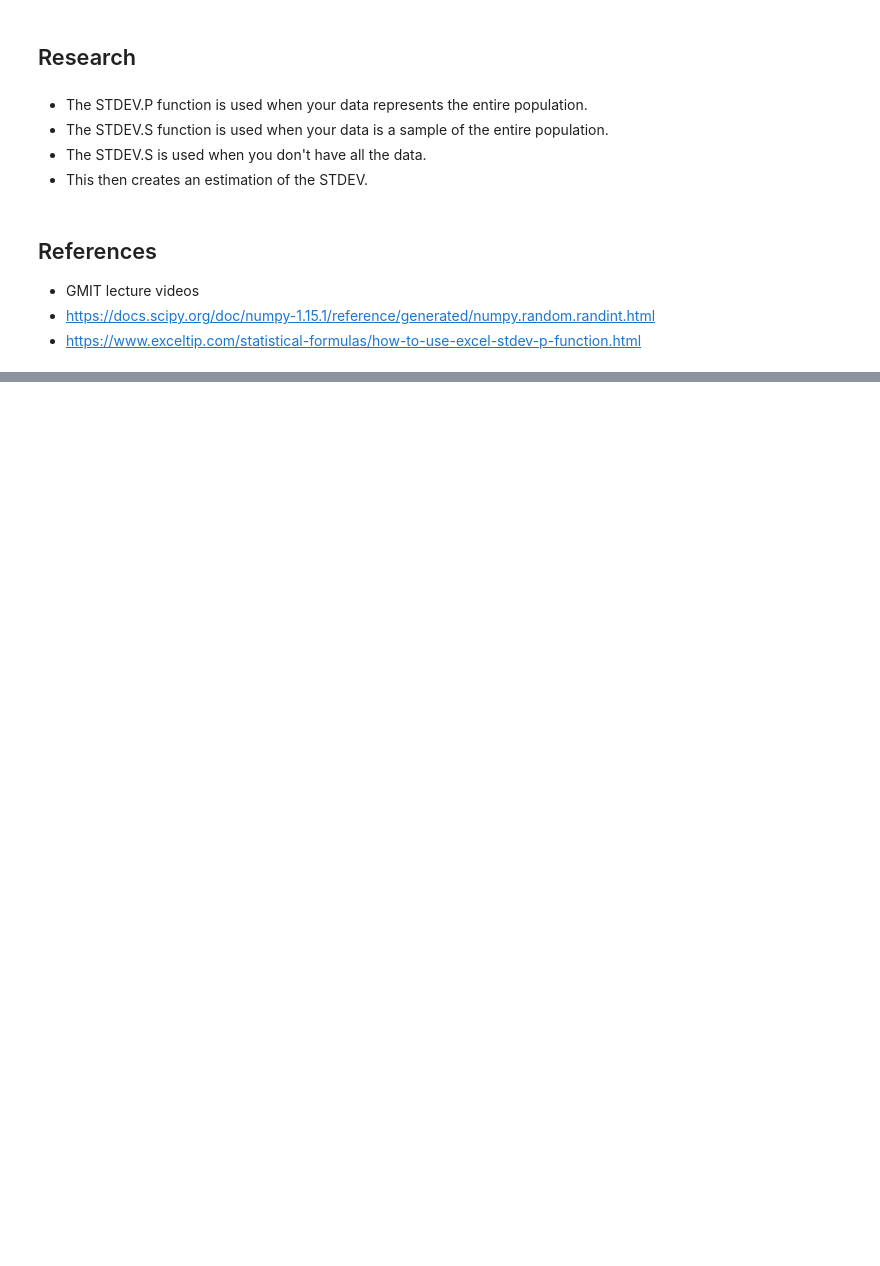
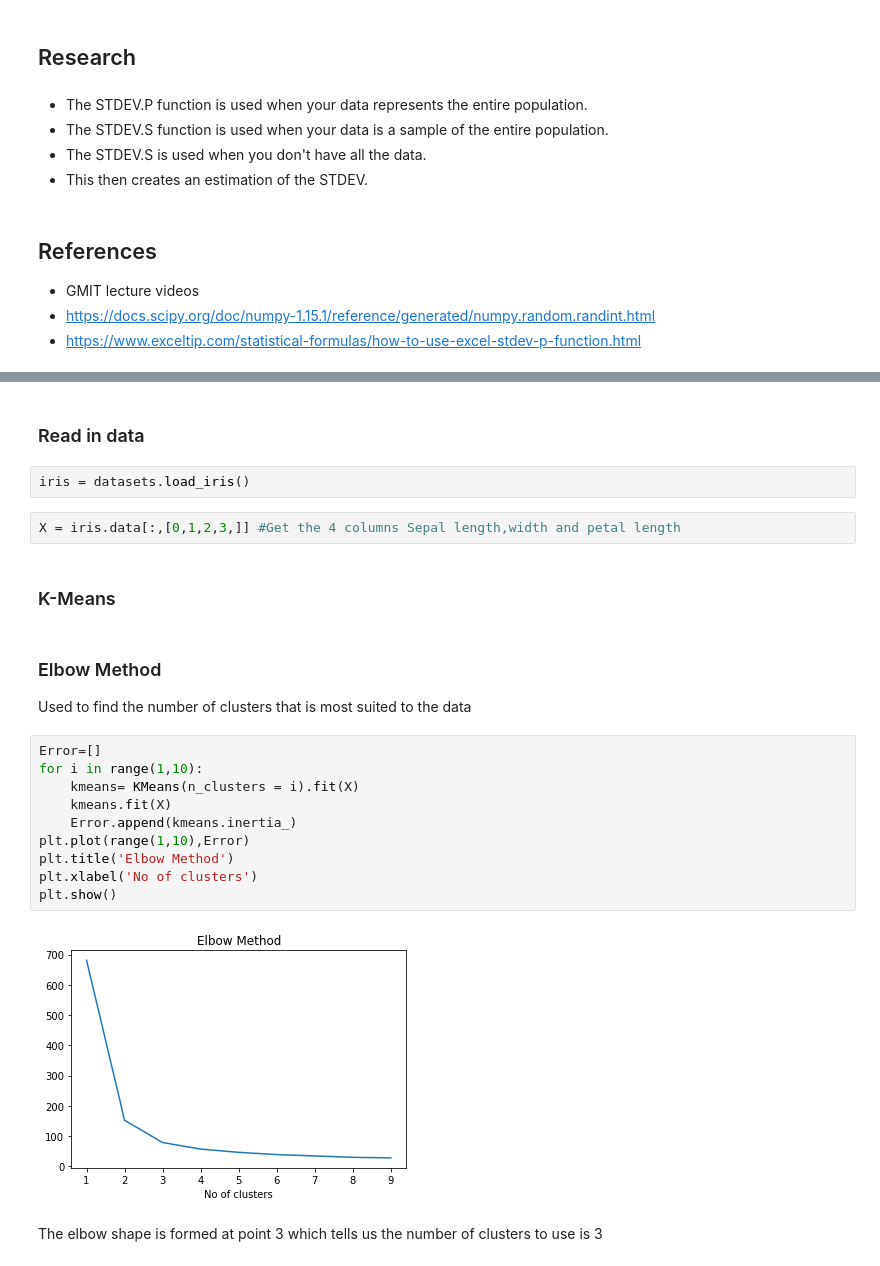
Before and after one commit to KennyThomas/Emerging-Technologies, a Jupyter notebook: Assessments.ipynb, the cells around one changed output, grey strips where cells are left out. Drawn from its saved outputs; the diff is of its cells as text; blank space fills up the shorter version.

Commit message:
K-means Clustering

```diff
--- a/Assessments.ipynb
+++ b/Assessments.ipynb
@@ -289,0 +301,25 @@ print("standard deviation of a sample is  : %.2f"%STDEVs)
+# %% [markdown]
+### Read in data
+# %%
+iris = datasets.load_iris()
+# %%
+X = iris.data[:,[0,1,2,3,]] #Get the 4 columns Sepal length,width and petal length
+# %% [markdown]
+### K-Means
+# %% [markdown]
+### Elbow Method
+Used to find the number of clusters that is most suited to the data
+# %%
+Error=[]
+for i in range(1,10):
+    kmeans= KMeans(n_clusters = i).fit(X)
+    kmeans.fit(X)
+    Error.append(kmeans.inertia_)
+plt.plot(range(1,10),Error)
+plt.title('Elbow Method')
+plt.xlabel('No of clusters')
+plt.show()
+# %% [output]
+[figure, added]
+# %% [markdown]
+The elbow shape is formed at point 3 which tells us the number of clusters to use is 3
```
Also changed, not shown: parts of 14 cells of this notebook.
